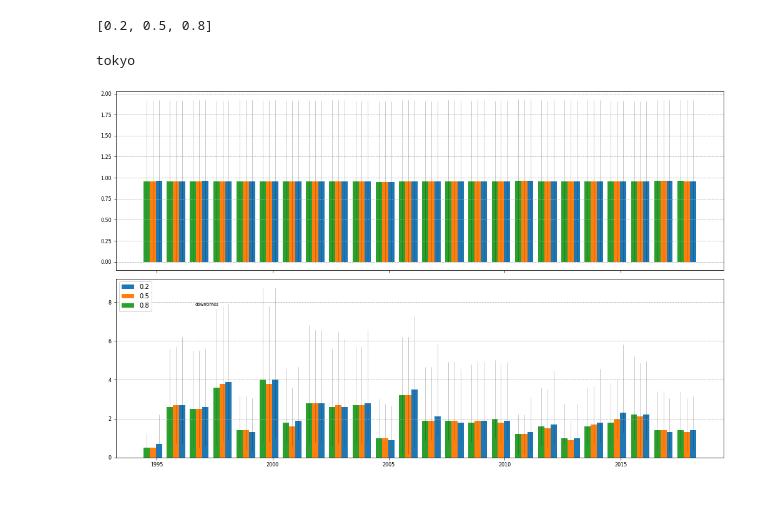
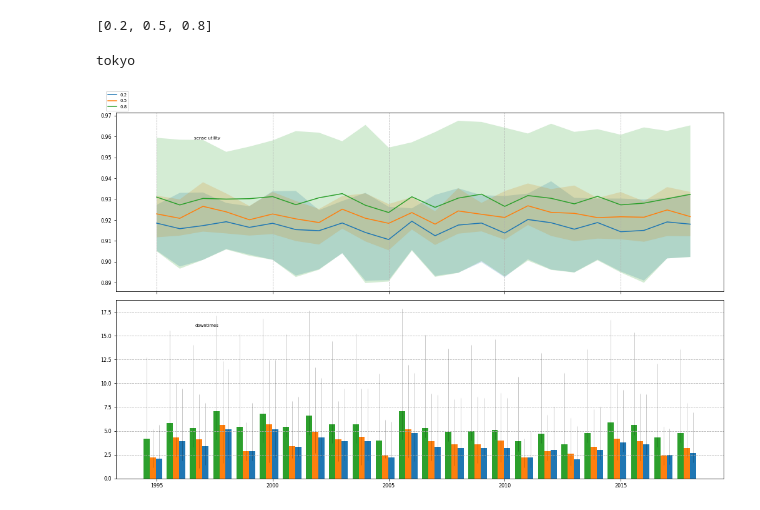
Before and after one commit to shaswot/eno_morl, a Jupyter notebook: pivector-plot-test.ipynb, the cells around one changed output. Cells and saved outputs as stored; diff of their text form; code cells hidden in the pictures.

Commit message:
scalar vs morl plot for different pref

```diff
--- a/pivector-plot-test.ipynb
+++ b/pivector-plot-test.ipynb
@@ -34,7 +34,8 @@ test
 experiment_list=[
 #     'cenp_t24_random-pimorl_g0.997-n0.35-day_pref-intrp4',
 #     'cenp_t24_random-pimorl_g0.997-n0.35-random_pref-intrp4',
-    'cenp_t24_random-pimorl_g0.997-n0.35-c_pref2-intrp4',
+#     'cenp_t24_random-pimorl_g0.997-n0.35-c_pref2-intrp4',
+    'cenp_t24_random-off_policy_g0.997-n0.7-random_pref-intrp4'
 ]
 # %%
 results = {} # dictionary to hold experimental data
@@ -159,6 +160,31 @@ downtimes_ax = axs[1]
 
 location = 'tokyo'
 print(location)
+# # avg_sense_reward barplot
+# for experiment in experiment_list:
+#     for pref in pref_list:
+#         min_data = [results[experiment]["minimum"][location][year][pref]['avg_sense_reward'] for year in year_list]
+#         qt1_data = [results[experiment]["first_q"][location][year][pref]['avg_sense_reward'] for year in year_list]
+#         avg_data = [results[experiment]["average"][location][year][pref]['avg_sense_reward'] for year in year_list]
+#         qt3_data = [results[experiment]["third_q"][location][year][pref]['avg_sense_reward'] for year in year_list]
+#         max_data = [results[experiment]["maximum"][location][year][pref]['avg_sense_reward'] for year in year_list]
+
+#         baseline = 0.96
+#         width = 0.8/len(pref_list)  # the width of the bars
+#         xroot = np.array(year_list) # label locations
+#         xoffset = 0.8/2 - pref_list.index(pref)
+#         sense_reward_ax.bar(xroot+xoffset*width, avg_data, width, yerr = [qt1_data,qt3_data],
+#                          label=str(pref),
+#                          error_kw=dict(ecolor='black', lw=1, capsize=0.5, capthick=width*0.5, alpha=0.2))
+
+# sense_reward_ax.set_xticks(year_list[::5])
+# sense_reward_ax.set_xticklabels(year_list[::5], rotation=0)
+
+# sense_reward_ax.text(0.15,0.85, 'sense_reward',
+#                  size='x-small', ha="center",
+#                  transform=downtimes_ax.transAxes)
+# sense_reward_ax.grid(which='major', axis='y', linestyle='--')
+
 # avg_sense_reward
 for experiment in experiment_list:
     for pref in pref_list:
@@ -168,84 +194,53 @@ for experiment in experiment_list:
         qt3_data = [results[experiment]["third_q"][location][year][pref]['avg_sense_reward'] for year in year_list]
         max_data = [results[experiment]["maximum"][location][year][pref]['avg_sense_reward'] for year in year_list]
 
-        baseline = 0.96
-        width = 0.8/len(pref_list)  # the width of the bars
-        xroot = np.array(year_list) # label locations
-        xoffset = 0.8/2 - pref_list.index(pref)
-        sense_reward_ax.bar(xroot+xoffset*width, avg_data, width, yerr = [qt1_data,qt3_data],
-                         label=str(pref),
-                         error_kw=dict(ecolor='black', lw=1, capsize=0.5, capthick=width*0.5, alpha=0.2))
 
-sense_reward_ax.set_xticks(year_list[::5])
-sense_reward_ax.set_xticklabels(year_list[::5], rotation=0)
+        sense_reward_ax.fill_between(year_list, y1=qt1_data, y2=qt3_data, alpha=0.2)
+        sense_reward_ax.plot(year_list, avg_data, label=str(pref))
 
-sense_reward_ax.text(0.15,0.85, 'sense_reward',
-                 size='x-small', ha="center",
-                 transform=downtimes_ax.transAxes)
-# downtimes_ax.set_title('downtimes')
-# downtimes_ax.set_ylabel('downtimes')
-# downtimes_ax.legend(loc="lower left",
-#                    ncol=1,
-#                    bbox_to_anchor=(0,0.8,1,1))
-sense_reward_ax.grid(which='major', axis='y', linestyle='--')
-# fig.savefig('./figures/figure.png', dpi=300, bbox_inches='tight', transparent=True)
-
-# # avg_sense_reward
-# for experiment in experiment_list:
-#     for pref in pref_list:
-#         min_data = [results[experiment]["minimum"][location][year][pref]['avg_sense_reward'] for year in year_list]
-#         qt1_data = [results[experiment]["first_q"][location][year][pref]['avg_sense_reward'] for year in year_list]
-#         avg_data = [results[experiment]["average"][location][year][pref]['avg_sense_reward'] for year in year_list]
-#         qt3_data = [results[experiment]["third_q"][location][year][pref]['avg_sense_reward'] for year in year_list]
-#         max_data = [results[experiment]["maximum"][location][year][pref]['avg_sense_reward'] for year in year_list]
-
-
-#         sense_reward_ax.fill_between(year_list, y1=qt1_data, y2=qt3_data, alpha=0.2)
-#         sense_reward_ax.plot(year_list, avg_data, label=str(pref))
-
-# sense_reward_ax.text(0.15,0.85, 'sense utility',
-#          size='x-small', ha="center",
-#          transform=sense_reward_ax.transAxes)
-# # sense_reward_ax.set_title('sense utility')
-# # sense_reward_ax.set_ylabel('sense utility')
-# sense_reward_ax.legend(loc="lower left",
-#                        ncol=1,
-#                        fontsize='x-small',
-#                        bbox_to_anchor=(-0.02,1,1,1))
-# sense_reward_ax.grid(which='major', axis='x', linestyle='--')
+sense_reward_ax.text(0.15,0.85, 'sense utility',
+         size='x-small', ha="center",
+         transform=sense_reward_ax.transAxes)
+# sense_reward_ax.set_title('sense utility')
+# sense_reward_ax.set_ylabel('sense utility')
+sense_reward_ax.legend(loc="lower left",
+                       ncol=1,
+                       fontsize='x-small',
+                       bbox_to_anchor=(-0.02,1,1,1))
+sense_reward_ax.grid(which='major', axis='x', linestyle='--')
 
 # Downtimes
 for experiment in experiment_list:
     for pref in pref_list:
         min_data = [results[experiment]["minimum"][location][year][pref]['downtimes'] for year in year_list]
         qt1_data = [results[experiment]["first_q"][location][year][pref]['downtimes'] for year in year_list]
         avg_data = [results[experiment]["average"][location][year][pref]['downtimes'] for year in year_list]
         qt3_data = [results[experiment]["third_q"][location][year][pref]['downtimes'] for year in year_list]
         max_data = [results[experiment]["maximum"][location][year][pref]['downtimes'] for year in year_list]
 
         width = 0.8/len(pref_list)  # the width of the bars
         xroot = np.array(year_list) # label locations
         xoffset = 0.8/2 - pref_list.index(pref)
         downtimes_ax.bar(xroot+xoffset*width, avg_data,width, yerr = [qt1_data,qt3_data],
                          label=str(pref),
                          error_kw=dict(ecolor='black', lw=1, capsize=0.5, capthick=width*0.5, alpha=0.2))
 
 downtimes_ax.set_xticks(year_list[::5])
 downtimes_ax.set_xticklabels(year_list[::5], rotation=0)
 
 downtimes_ax.text(0.15,0.85, 'downtimes',
                  size='x-small', ha="center",
                  transform=downtimes_ax.transAxes)
 # downtimes_ax.set_title('downtimes')
 # downtimes_ax.set_ylabel('downtimes')
-downtimes_ax.legend(loc="lower left",
-                   ncol=1,
-                   bbox_to_anchor=(0,0.8,1,1))
+# downtimes_ax.legend(loc="lower left",
+#                    ncol=1,
+#                    bbox_to_anchor=(0,0.8,1,1))
 downtimes_ax.grid(which='major', axis='y', linestyle='--')
 # fig.savefig('./figures/figure.png', dpi=300, bbox_inches='tight', transparent=True)
 # %% [output]
 tokyo
-[figure, old version]
+[figure, new version]
 # %%
 # # Downtimes and Sense and ENP Rewards
 
```
Also changed, not shown: 3 other files.
